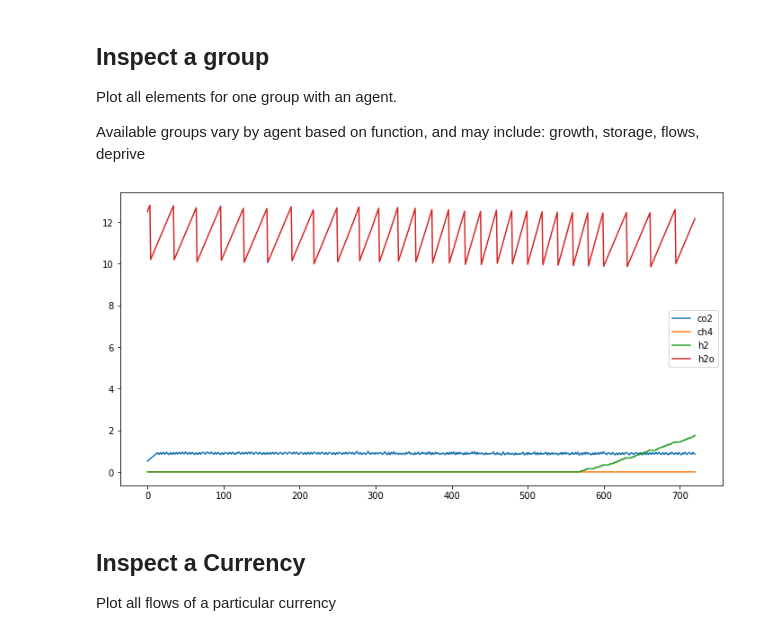
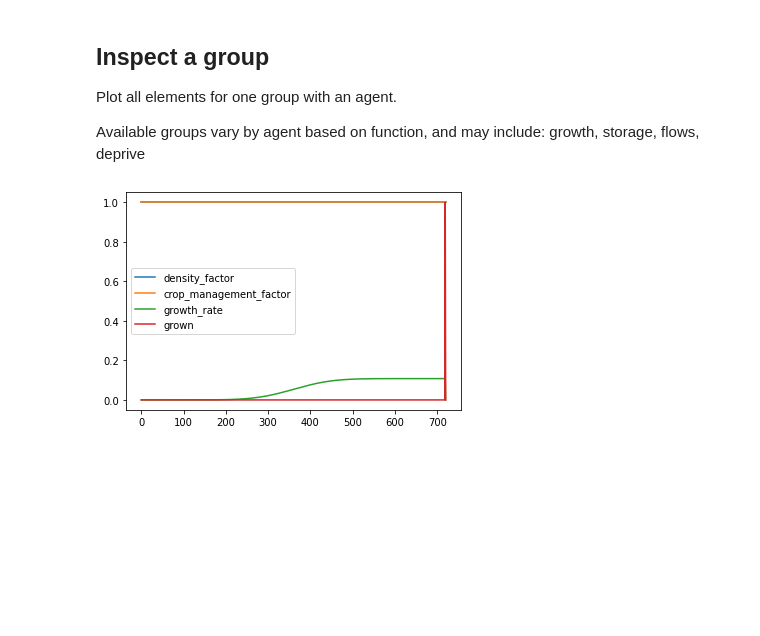
Before and after one commit to overthesun/simoc, a Jupyter notebook: Custom_Agent_Template.ipynb, the cells around one changed output. Saved outputs shown, nothing was run; the diff lists cells and outputs as text; code cells hidden in the pictures; blank space fills up the shorter version.

Commit message:
update Custom Agent Template notebook for plant-light-response

```diff
--- a/Custom_Agent_Template.ipynb
+++ b/Custom_Agent_Template.ipynb
@@ -242,10 +227,6 @@ agent_conn = [
     }
 ]
 # %%
-import json
-with open('data_files/config_1hrad.json') as f:
-    config = json.load(f)
-
 # Add 10 square meters of mushrooms to the simulation
 config['agents']['mushroom'] = {'amount': 10}
 # Start with 200 kg of inedible_biomass in storage
@@ -255,8 +236,8 @@ from agent_model import AgentModel
 model = AgentModel.from_config(config,
                                data_collection=True,
                                currency_desc=currency_desc,
-                               agent_desc=agent_desc,
-                               connections=agent_conn)
+                               agent_desc=user_agent_desc,
+                               agent_conn=user_agent_conn)
 model.step_to(n_steps=721)  # One past the agent's lifetime
 data = model.get_data(debug=True)
 # %% [markdown]
@@ -265,31 +246,18 @@ Plot all elements for one group with an agent.
 
 Available groups vary by agent based on function, and may include: growth, storage, flows, deprive
 # %%
-import matplotlib.pyplot as plt
-
-# A helper function to plot all elements in a group.
-def plot_group(group, exclude=[], i=None, j=None):
-    plt.figure(figsize=(12,6))
-    length = len(next(iter(group.values())))
-    i = i if i else 0
-    j = j if j else length-1
-    steps = [i for i in range(j-i)]
-    for currency, values in group.items():
-        if sum(values) == 0 or currency in exclude:
-            continue
-        plt.plot(steps, values[i:j], label=currency)
-    plt.legend()
-    plt.show()
+from jupyter_scripts import plot_agent
 
 # Uncomment lines below to see the results:
 
-plot_group(data['crew_habitat_small']['storage'], exclude=['n2', 'o2'])
-# plot_group(data['mushroom']['flows'], j=719)
+# plot_agent(data, 'crew_habitat_small', 'storage', exclude=['n2', 'o2'])
+# plot_agent(data, 'mushroom', 'flows', j=719)
+plot_agent(data, 'mushroom', 'growth', exclude=['agent_step_num'])
+
+# plot_group(data['crew_habitat_small']['storage'], exclude=['n2', 'o2'])
+# (data['mushroom']['flows'], j=719)
 # plot_group(data['mushroom']['growth'], exclude=['agent_step_num'])
 # print(data.keys())
 # print(data['mushroom'].keys())
 # %% [output]
-[figure, old version]
+[figure, new version]
-# %% [markdown]
-## Inspect a Currency
-Plot all flows of a particular currency
```
Also changed, not shown: parts of 3 cells of this notebook, 1 other file.
